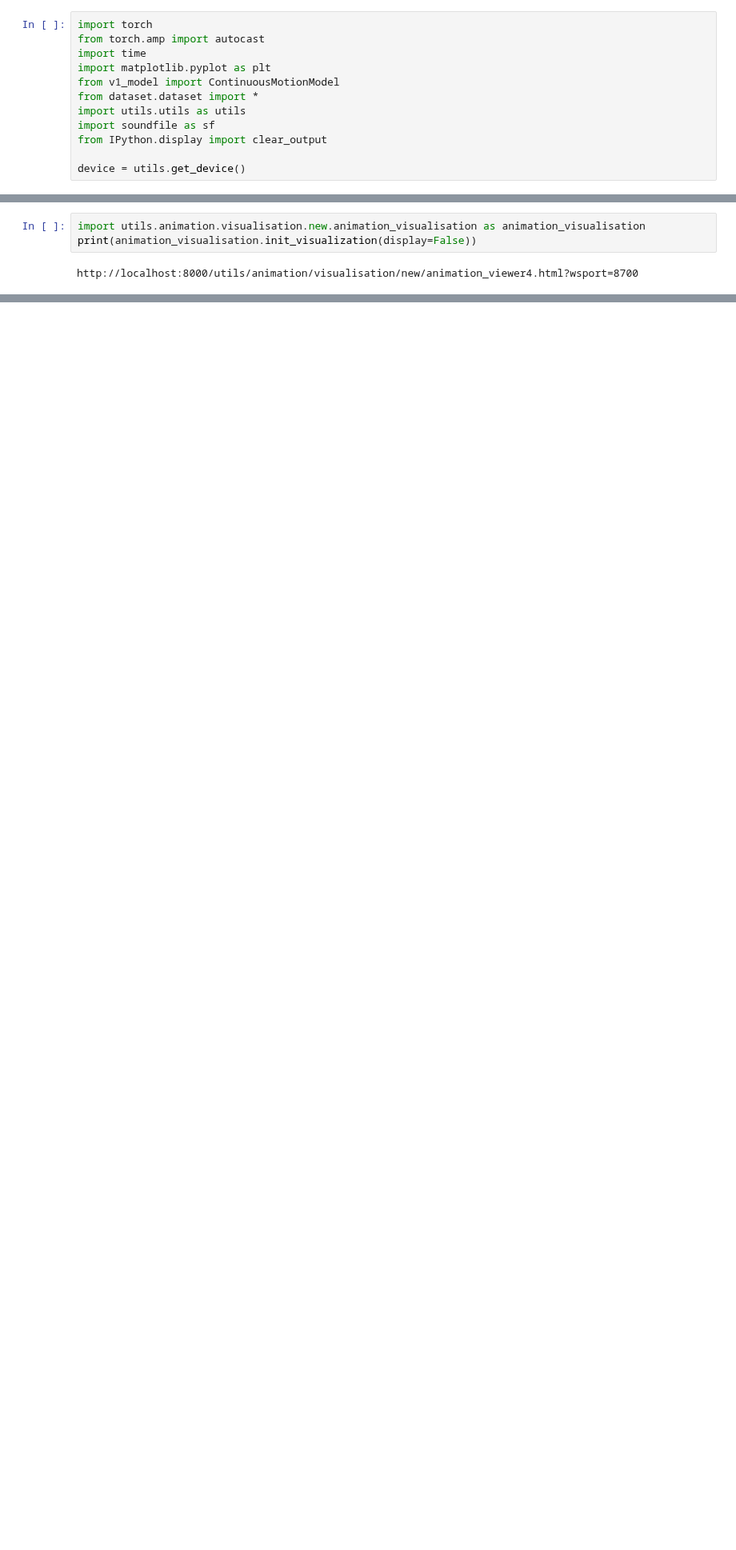
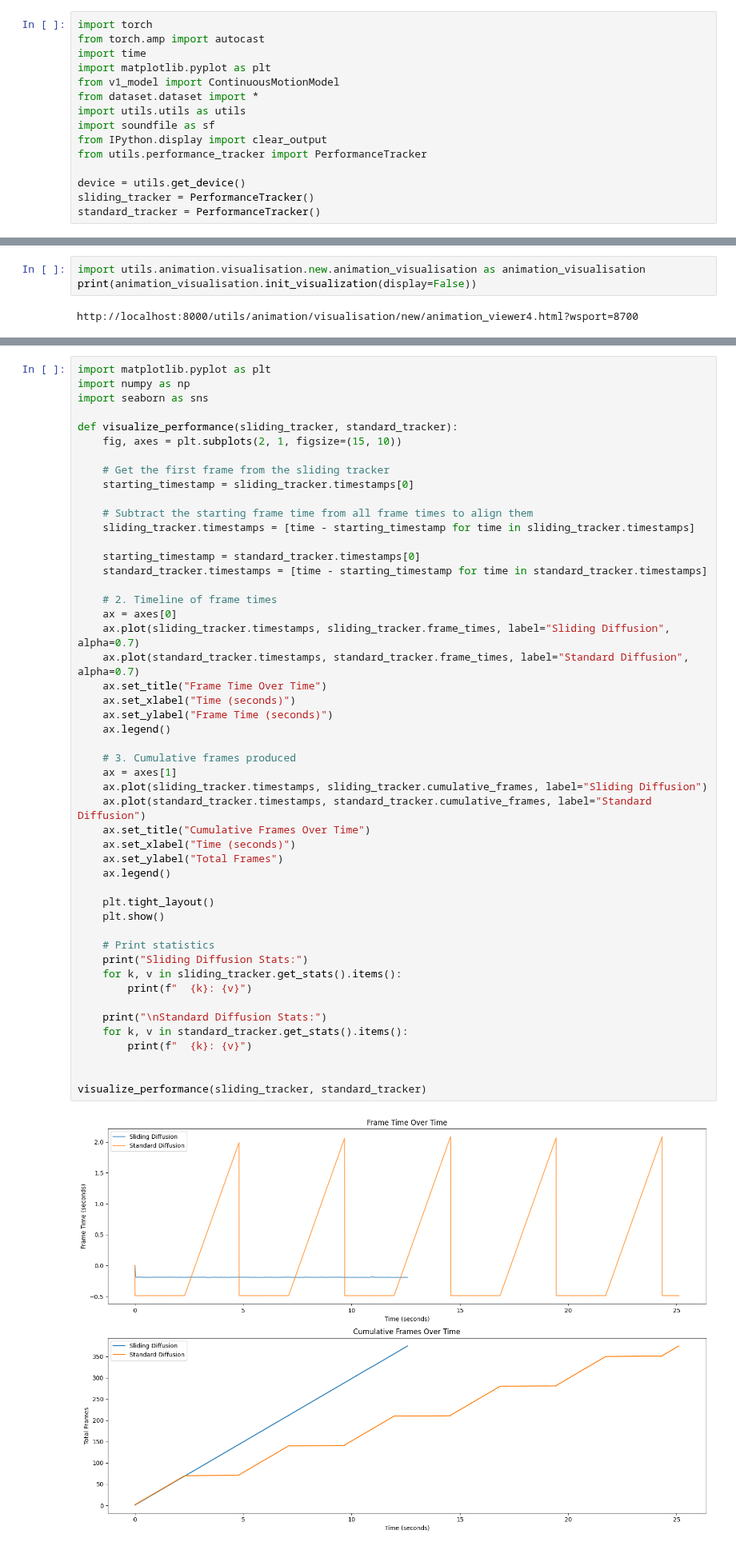
Before and after one commit to AntonBertelsen/GestureGeneration, a Jupyter notebook: DiffuseStyleGestureReproduced/v1_inference.ipynb, the cells around one changed output, grey strips where cells are left out. Shown at 80% size. Cells and saved outputs as stored; diff of their text form; blank space fills up the shorter version.

```diff
--- a/DiffuseStyleGestureReproduced/v1_inference.ipynb
+++ b/DiffuseStyleGestureReproduced/v1_inference.ipynb
@@ -8,8 +8,11 @@ from dataset.dataset import *
 import utils.utils as utils
 import soundfile as sf
 from IPython.display import clear_output
+from utils.performance_tracker import PerformanceTracker
 
 device = utils.get_device()
+sliding_tracker = PerformanceTracker()
+standard_tracker = PerformanceTracker()
 # %%
 # Get the newest model from the directory. That means find the newest folder, and then the newest file in that folder.
 model_path = utils.get_latest_model_path("v1_models")
@@ -100,0 +115,51 @@ TypeError: ContinuousMotionModel.forward() got an unexpected keyword argument 't
+# %%
+import matplotlib.pyplot as plt
+import numpy as np
+import seaborn as sns
+
+def visualize_performance(sliding_tracker, standard_tracker):
+    fig, axes = plt.subplots(2, 1, figsize=(15, 10))
+
+    # Get the first frame from the sliding tracker
+    starting_timestamp = sliding_tracker.timestamps[0]
+
+    # Subtract the starting frame time from all frame times to align them
+    sliding_tracker.timestamps = [time - starting_timestamp for time in sliding_tracker.timestamps]
+
+    starting_timestamp = standard_tracker.timestamps[0]
+    standard_tracker.timestamps = [time - starting_timestamp for time in standard_tracker.timestamps]
+
+    # 2. Timeline of frame times
+    ax = axes[0]
+    ax.plot(sliding_tracker.timestamps, sliding_tracker.frame_times, label="Sliding Diffusion", alpha=0.7)
+    ax.plot(standard_tracker.timestamps, standard_tracker.frame_times, label="Standard Diffusion", alpha=0.7)
+    ax.set_title("Frame Time Over Time")
+    ax.set_xlabel("Time (seconds)")
+    ax.set_ylabel("Frame Time (seconds)")
+    ax.legend()
+
+    # 3. Cumulative frames produced
+    ax = axes[1]
+    ax.plot(sliding_tracker.timestamps, sliding_tracker.cumulative_frames, label="Sliding Diffusion")
+    ax.plot(standard_tracker.timestamps, standard_tracker.cumulative_frames, label="Standard Diffusion")
+    ax.set_title("Cumulative Frames Over Time")
+    ax.set_xlabel("Time (seconds)")
+    ax.set_ylabel("Total Frames")
+    ax.legend()
+
+    plt.tight_layout()
+    plt.show()
+
+    # Print statistics
+    print("Sliding Diffusion Stats:")
+    for k, v in sliding_tracker.get_stats().items():
+        print(f"  {k}: {v}")
+
+    print("\nStandard Diffusion Stats:")
+    for k, v in standard_tracker.get_stats().items():
+        print(f"  {k}: {v}")
+
+
+visualize_performance(sliding_tracker, standard_tracker)
+# %% [output]
+[figure, added]
```
Also changed, not shown: parts of 4 cells of this notebook, 24 other files.
